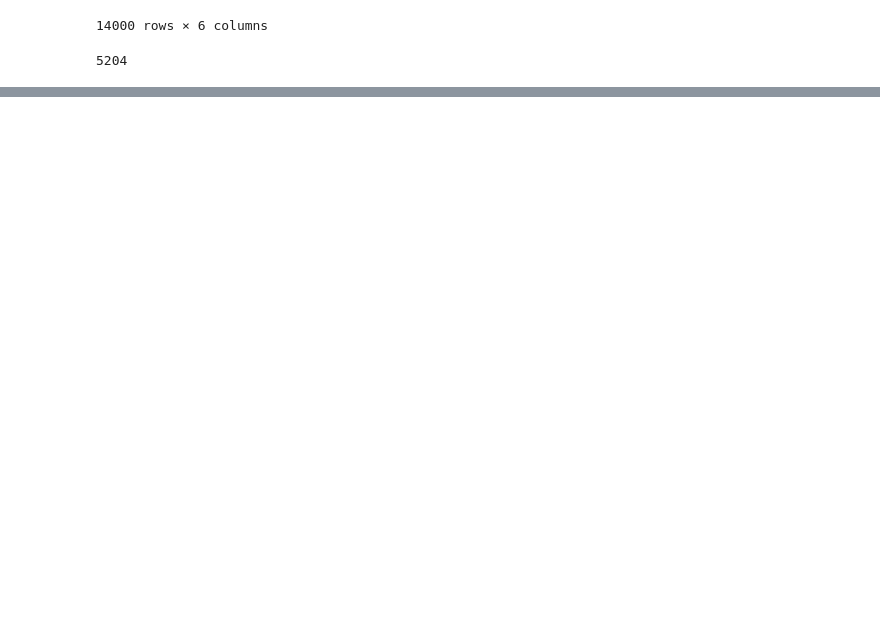
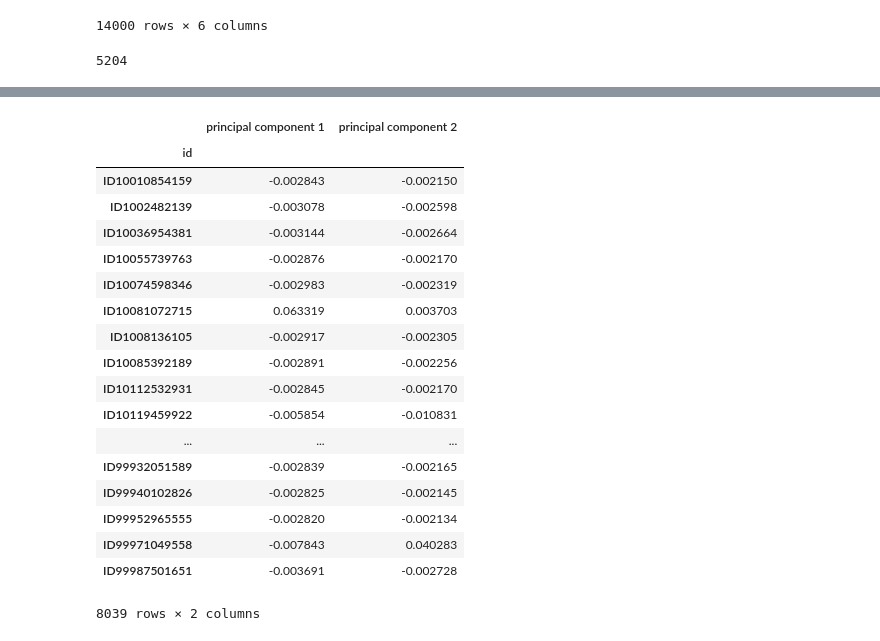
Before and after one commit to chenson2018/Humana-Mays-Competition, a Jupyter notebook: Chris Response Variable Exploration.ipynb, the cells around one changed output, grey strips where cells are left out. Drawn from its saved outputs; the diff is of its cells as text; code cells hidden in the pictures; blank space fills up the shorter version.

```diff
--- a/Chris Response Variable Exploration.ipynb
+++ b/Chris Response Variable Exploration.ipynb
@@ -419,0 +525,31 @@ response_variable.head()
+# %%
+from sklearn.decomposition import PCA
+
+pca = PCA(n_components=2)
+principalComponents = pca.fit_transform(trigram_frame)
+
+principalDf = pd.DataFrame(data = principalComponents
+             , columns = ['principal component 1', 'principal component 2'],
+              index = trigram_frame.index)
+# %%
+principalDf
+# %% [output]
+|  | principal component 1 | principal component 2 |
+| id |  |  |
+| ID10010854159 | -0.002843 | -0.002150 |
+| ID1002482139 | -0.003078 | -0.002598 |
+| ID10036954381 | -0.003144 | -0.002664 |
+| ID10055739763 | -0.002876 | -0.002170 |
+| ID10074598346 | -0.002983 | -0.002319 |
+| ID10081072715 | 0.063319 | 0.003703 |
+| ID1008136105 | -0.002917 | -0.002305 |
+| ID10085392189 | -0.002891 | -0.002256 |
+| ID10112532931 | -0.002845 | -0.002170 |
+| ID10119459922 | -0.005854 | -0.010831 |
+| ... | ... | ... |
+| ID99932051589 | -0.002839 | -0.002165 |
+| ID99940102826 | -0.002825 | -0.002145 |
+| ID99952965555 | -0.002820 | -0.002134 |
+| ID99971049558 | -0.007843 | 0.040283 |
+| ID99987501651 | -0.003691 | -0.002728 |
+8039 rows × 2 columns
```
Also changed, not shown: parts of 12 cells of this notebook, 1 other file.
